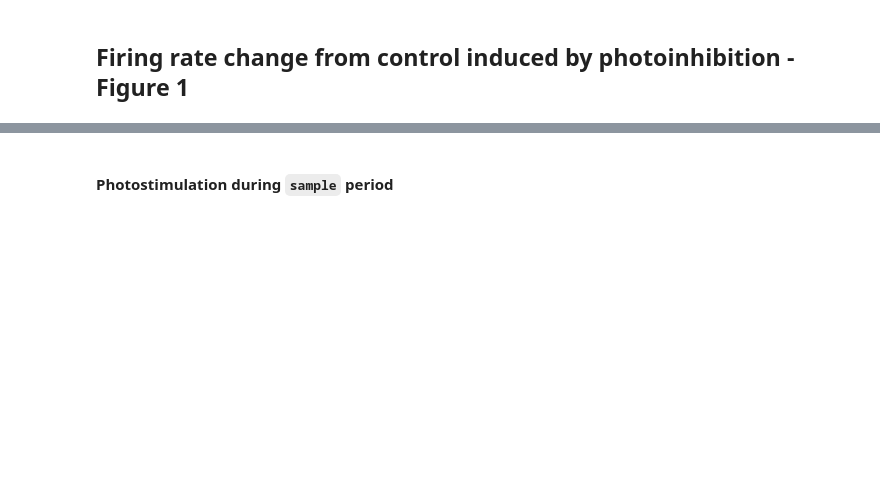
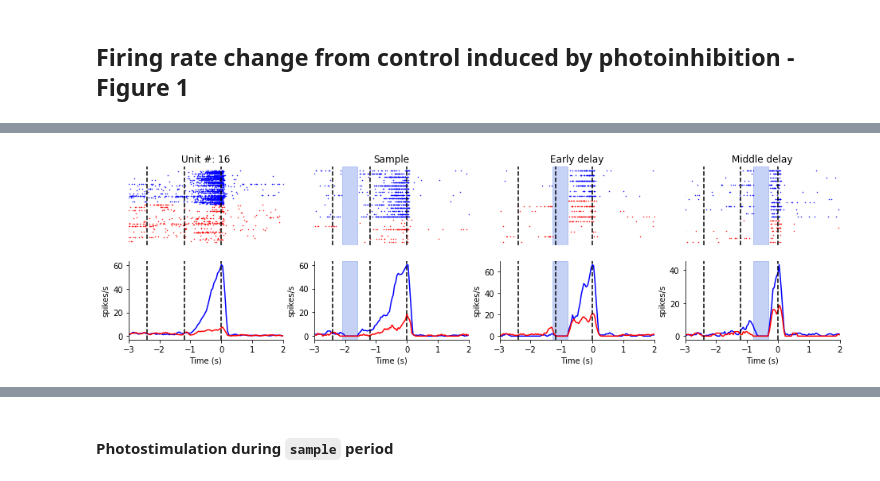
Before and after one commit to ttngu207/Li-2015a, a Jupyter notebook: notebooks/Li-Daie-2016-Demo.ipynb, the cells around one changed output, grey strips where cells are left out. Saved outputs shown, nothing was run; the diff lists cells and outputs as text; code cells hidden in the pictures; blank space fills up the shorter version.

```diff
--- a/notebooks/Li-Daie-2016-Demo.ipynb
+++ b/notebooks/Li-Daie-2016-Demo.ipynb
@@ -54,0 +40,11 @@ Total: 269
+# %%
+unit =  (ephys.Unit & {'subject_id': 255201, 'session': 6, 'unit': 16}).fetch1('KEY')
+fig, axes = plt.subplots(2, 4, figsize=(16,4))
+for axs, kw, title in zip(axes.T, (['good_noearlylick_', '_hit'], ['left_alm', 'sample'],
+                          ['left_alm', 'early_delay'], ['left_alm', 'middle_delay']),
+                         ('', 'Sample', 'Early delay', 'Middle delay')):
+    unit_psth.plot_unit_psth(unit, condition_name_kw=kw, axs=axs)
+    if title:
+        axs[0].set_title(title)
+# %% [output]
+[figure, added]
```
Also changed, not shown: parts of 15 cells of this notebook, 3 other files.
